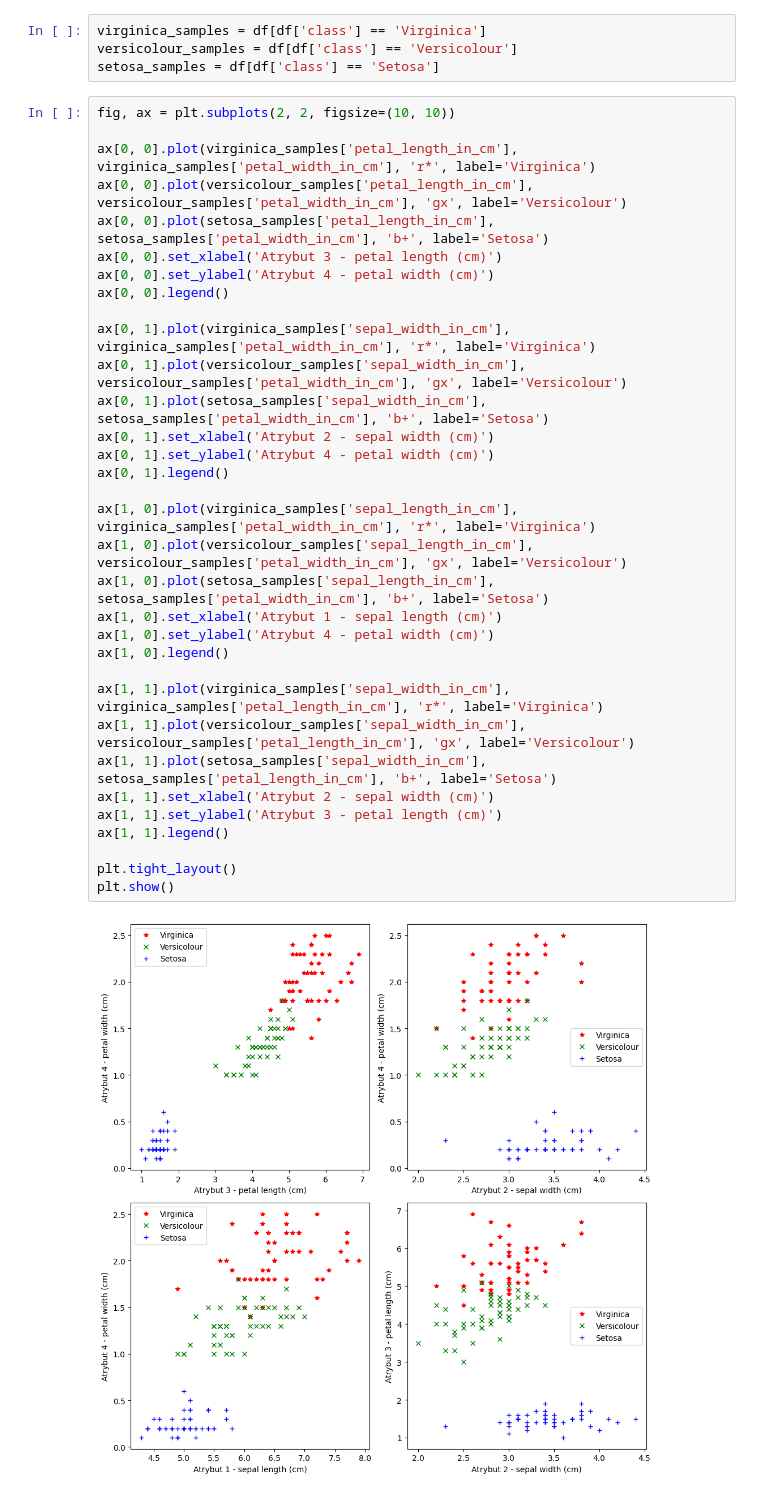
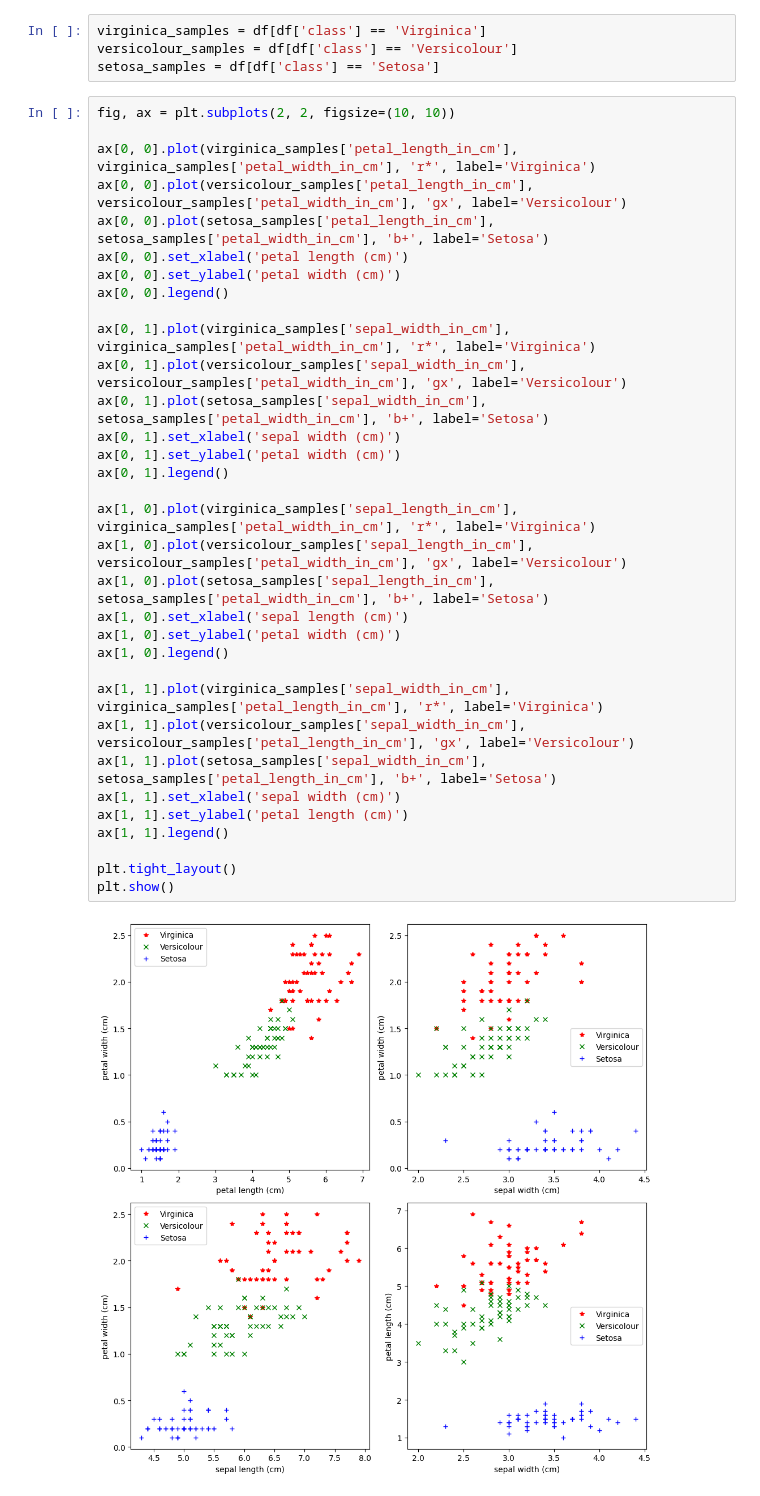
Before and after one commit to 5362396/AIS, a Jupyter notebook: Zad02/zad02.ipynb, the cells around one changed output. Saved outputs shown, nothing was run; the diff lists cells and outputs as text.

```diff
--- a/Zad02/zad02.ipynb
+++ b/Zad02/zad02.ipynb
@@ -74,35 +74,35 @@ setosa_samples = df[df['class'] == 'Setosa']
 # %%
 fig, ax = plt.subplots(2, 2, figsize=(10, 10))
 
 ax[0, 0].plot(virginica_samples['petal_length_in_cm'], virginica_samples['petal_width_in_cm'], 'r*', label='Virginica')
 ax[0, 0].plot(versicolour_samples['petal_length_in_cm'], versicolour_samples['petal_width_in_cm'], 'gx', label='Versicolour')
 ax[0, 0].plot(setosa_samples['petal_length_in_cm'], setosa_samples['petal_width_in_cm'], 'b+', label='Setosa')
-ax[0, 0].set_xlabel('Atrybut 3 - petal length (cm)')
-ax[0, 0].set_ylabel('Atrybut 4 - petal width (cm)')
+ax[0, 0].set_xlabel('petal length (cm)')
+ax[0, 0].set_ylabel('petal width (cm)')
 ax[0, 0].legend()
 
 ax[0, 1].plot(virginica_samples['sepal_width_in_cm'], virginica_samples['petal_width_in_cm'], 'r*', label='Virginica')
 ax[0, 1].plot(versicolour_samples['sepal_width_in_cm'], versicolour_samples['petal_width_in_cm'], 'gx', label='Versicolour')
 ax[0, 1].plot(setosa_samples['sepal_width_in_cm'], setosa_samples['petal_width_in_cm'], 'b+', label='Setosa')
-ax[0, 1].set_xlabel('Atrybut 2 - sepal width (cm)')
-ax[0, 1].set_ylabel('Atrybut 4 - petal width (cm)')
+ax[0, 1].set_xlabel('sepal width (cm)')
+ax[0, 1].set_ylabel('petal width (cm)')
 ax[0, 1].legend()
 
 ax[1, 0].plot(virginica_samples['sepal_length_in_cm'], virginica_samples['petal_width_in_cm'], 'r*', label='Virginica')
 ax[1, 0].plot(versicolour_samples['sepal_length_in_cm'], versicolour_samples['petal_width_in_cm'], 'gx', label='Versicolour')
 ax[1, 0].plot(setosa_samples['sepal_length_in_cm'], setosa_samples['petal_width_in_cm'], 'b+', label='Setosa')
-ax[1, 0].set_xlabel('Atrybut 1 - sepal length (cm)')
-ax[1, 0].set_ylabel('Atrybut 4 - petal width (cm)')
+ax[1, 0].set_xlabel('sepal length (cm)')
+ax[1, 0].set_ylabel('petal width (cm)')
 ax[1, 0].legend()
 
 ax[1, 1].plot(virginica_samples['sepal_width_in_cm'], virginica_samples['petal_length_in_cm'], 'r*', label='Virginica')
 ax[1, 1].plot(versicolour_samples['sepal_width_in_cm'], versicolour_samples['petal_length_in_cm'], 'gx', label='Versicolour')
 ax[1, 1].plot(setosa_samples['sepal_width_in_cm'], setosa_samples['petal_length_in_cm'], 'b+', label='Setosa')
-ax[1, 1].set_xlabel('Atrybut 2 - sepal width (cm)')
-ax[1, 1].set_ylabel('Atrybut 3 - petal length (cm)')
+ax[1, 1].set_xlabel('sepal width (cm)')
+ax[1, 1].set_ylabel('petal length (cm)')
 ax[1, 1].legend()
 
 plt.tight_layout()
 plt.show()
 # %% [output]
-[figure, old version]
+[figure, new version]
```
